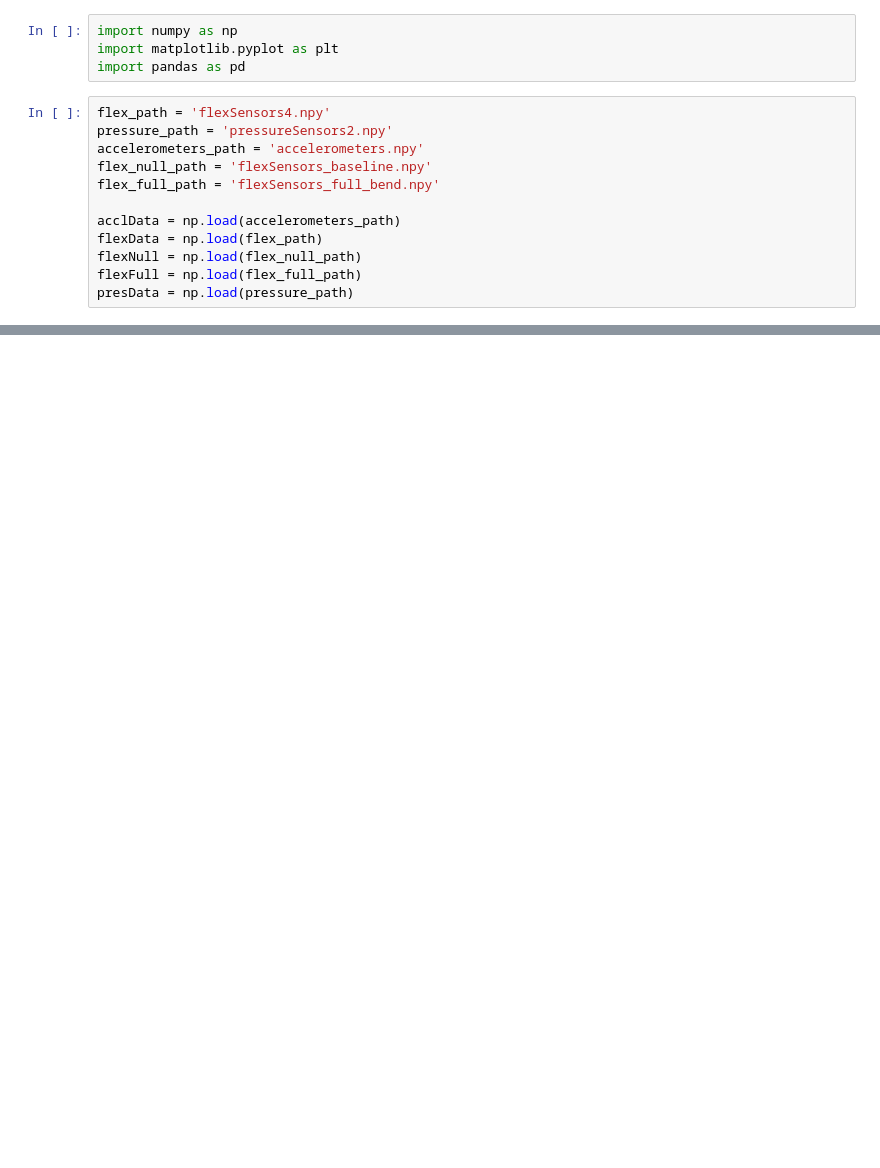
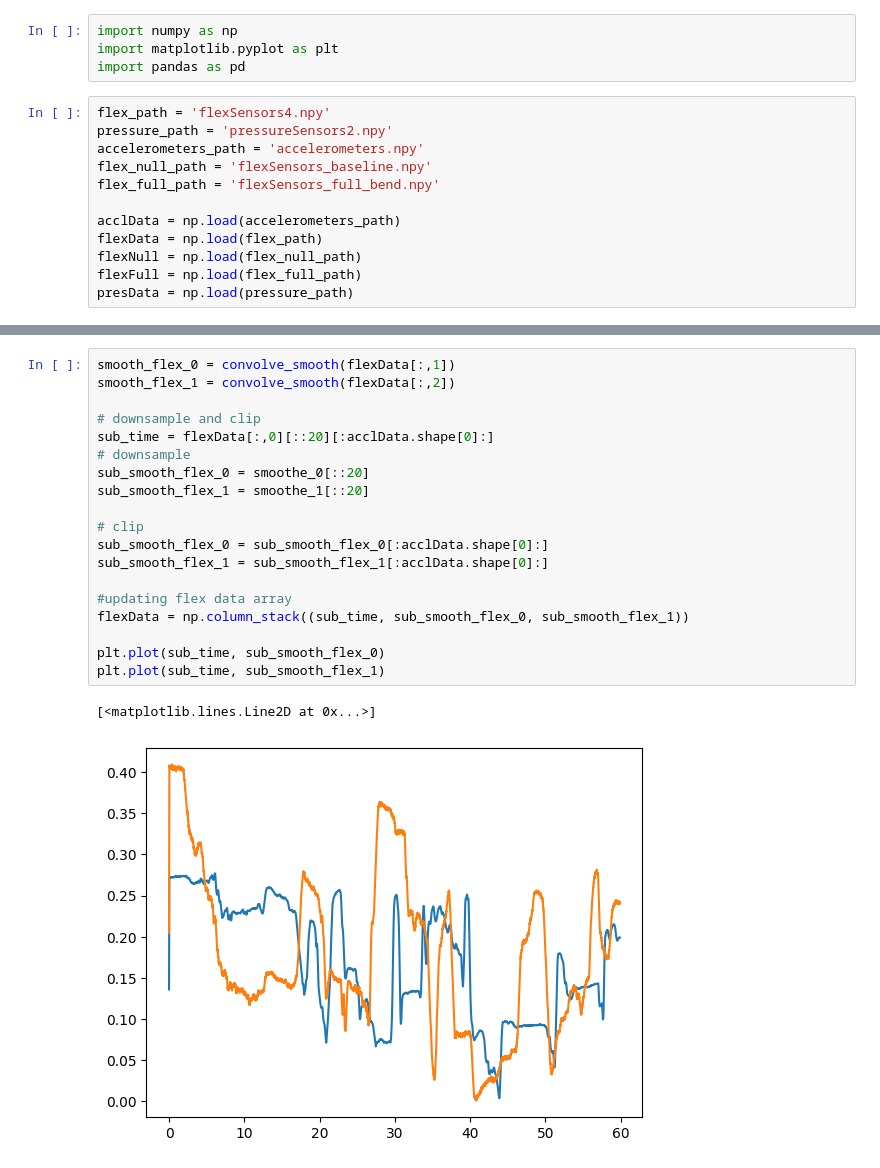
Before and after one commit to tobin-ford/CSCI-250-Capstone, a Jupyter notebook: efficiency_analysis.ipynb, the cells around one changed output, grey strips where cells are left out. Cells and saved outputs as stored; diff of their text form; blank space fills up the shorter version.

```diff
--- a/efficiency_analysis.ipynb
+++ b/efficiency_analysis.ipynb
@@ -59,0 +71,22 @@ Generally, climbing moves become more efficient as more weight is placed on the
+# %%
+smooth_flex_0 = convolve_smooth(flexData[:,1])
+smooth_flex_1 = convolve_smooth(flexData[:,2])
+
+# downsample and clip
+sub_time = flexData[:,0][::20][:acclData.shape[0]:]
+# downsample
+sub_smooth_flex_0 = smoothe_0[::20]
+sub_smooth_flex_1 = smoothe_1[::20]
+
+# clip
+sub_smooth_flex_0 = sub_smooth_flex_0[:acclData.shape[0]:]
+sub_smooth_flex_1 = sub_smooth_flex_1[:acclData.shape[0]:]
+
+#updating flex data array
+flexData = np.column_stack((sub_time, sub_smooth_flex_0, sub_smooth_flex_1))
+
+plt.plot(sub_time, sub_smooth_flex_0)
+plt.plot(sub_time, sub_smooth_flex_1)
+# %% [output]
+[<matplotlib.lines.Line2D at 0x...>]
+[figure, added]
```
Also changed, not shown: parts of 13 cells of this notebook, 1 other file.
